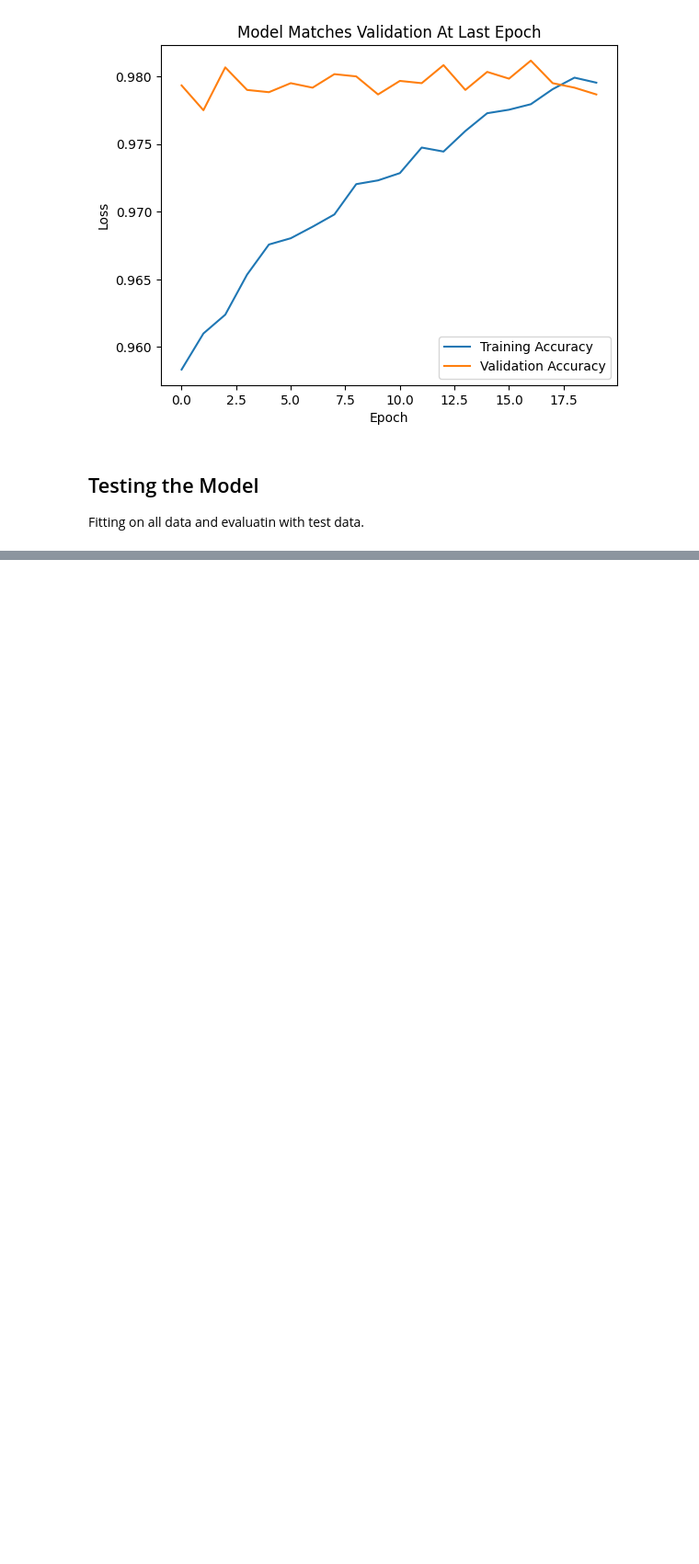
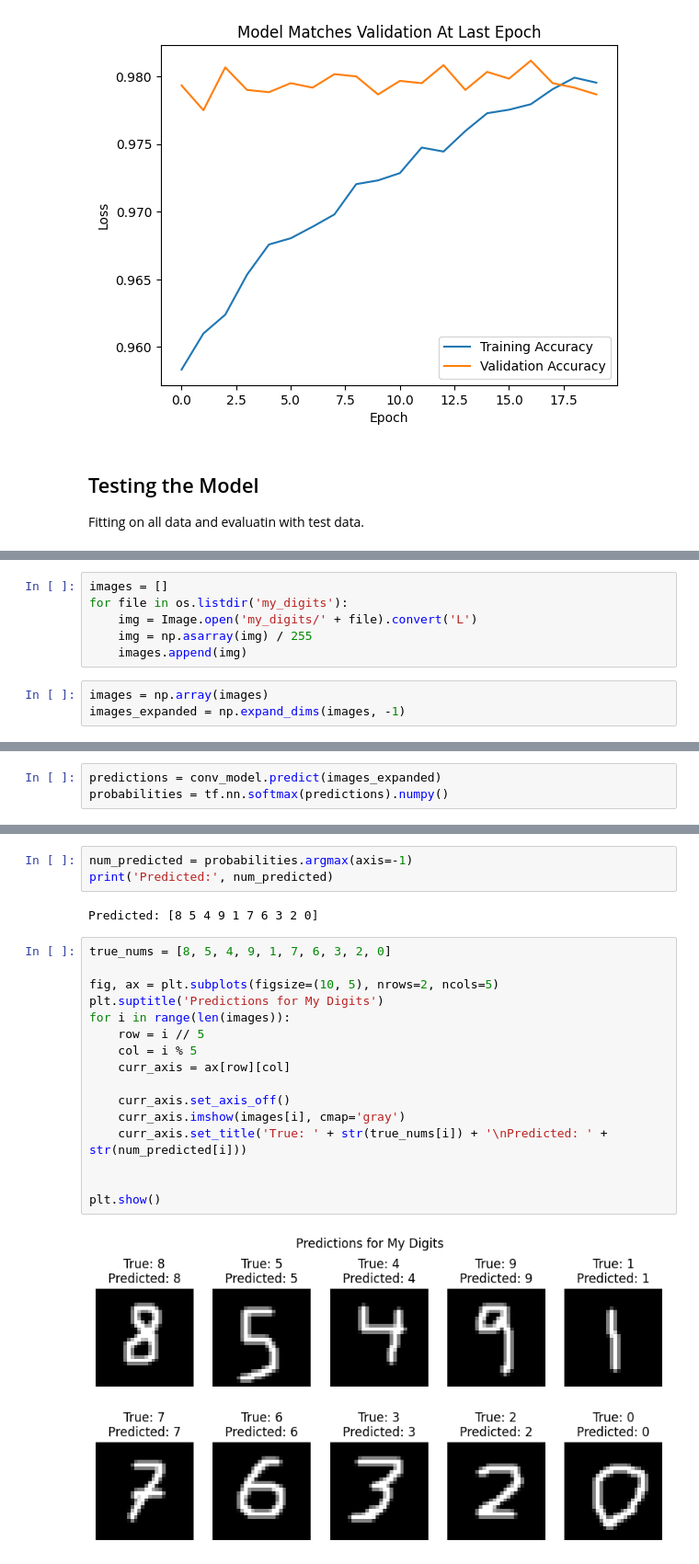
Before and after one commit to gclembo/mnist_digit_recognition, a Jupyter notebook: digit_recognition.ipynb, the cells around one changed output, grey strips where cells are left out. Shown at 92% size. Drawn from its saved outputs; the diff is of its cells as text; blank space fills up the shorter version.

```diff
--- a/digit_recognition.ipynb
+++ b/digit_recognition.ipynb
@@ -182,0 +368,9 @@ simple_model.evaluate(x_test, y_test)
+# %%
+images = []
+for file in os.listdir('my_digits'):
+    img = Image.open('my_digits/' + file).convert('L')
+    img = np.asarray(img) / 255
+    images.append(img)
+# %%
+images = np.array(images)
+images_expanded = np.expand_dims(images, -1)
@@ -182,0 +381,3 @@ simple_model.evaluate(x_test, y_test)
+# %%
+predictions = conv_model.predict(images_expanded)
+probabilities = tf.nn.softmax(predictions).numpy()
@@ -182,0 +386,23 @@ simple_model.evaluate(x_test, y_test)
+# %%
+num_predicted = probabilities.argmax(axis=-1)
+print('Predicted:', num_predicted)
+# %% [output]
+Predicted: [8 5 4 9 1 7 6 3 2 0]
+# %%
+true_nums = [8, 5, 4, 9, 1, 7, 6, 3, 2, 0]
+
+fig, ax = plt.subplots(figsize=(10, 5), nrows=2, ncols=5)
+plt.suptitle('Predictions for My Digits')
+for i in range(len(images)):
+    row = i // 5
+    col = i % 5
+    curr_axis = ax[row][col]
+
+    curr_axis.set_axis_off()
+    curr_axis.imshow(images[i], cmap='gray')
+    curr_axis.set_title('True: ' + str(true_nums[i]) + '\nPredicted: ' + str(num_predicted[i]))
+
+
+plt.show()
+# %% [output]
+[figure, added]
```
Also changed, not shown: parts of 27 cells of this notebook.
